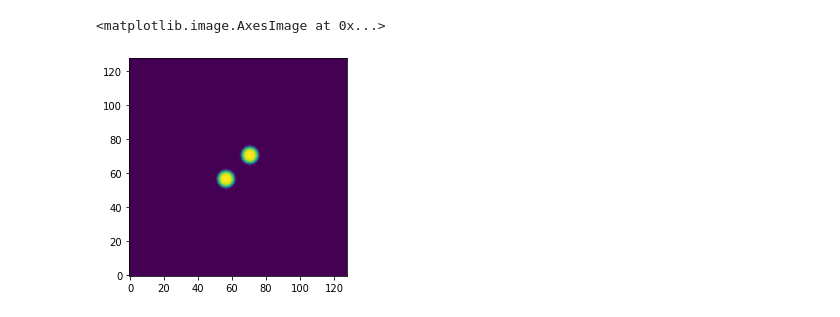
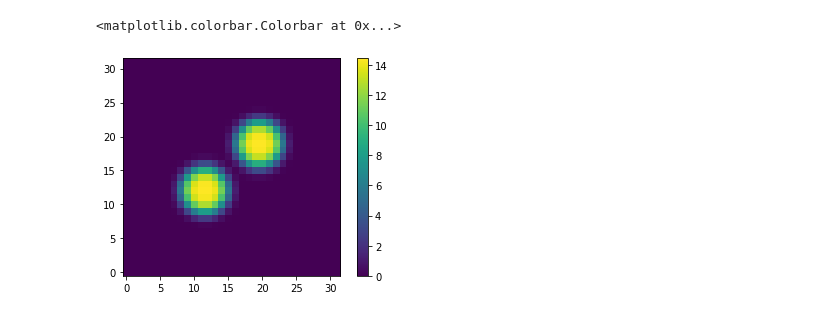
Before and after one commit to AlexandreAdam/ExoRIM, a Jupyter notebook: notebooks/exorim_training.ipynb, the cells around one changed output. Drawn from its saved outputs; the diff is of its cells as text; code cells hidden in the pictures.

```diff
--- a/notebooks/exorim_training.ipynb
+++ b/notebooks/exorim_training.ipynb
@@ -233,16 +228,17 @@ plt.savefig(os.path.join(results_dir, "learning_curve.png"))
 # %%
-pixels = hyperparameters["pixels"]
-x = np.arange(pixels) - pixels//2 + 0.5
-xx, yy = np.meshgrid(x, x)
-image = np.zeros((pixels, pixels))
-image += np.exp(-0.5 * np.hypot(xx - 7, yy - 7)**4/16)
-image += np.exp(-0.5 * np.hypot(xx + 7, yy + 7)**4/16)
-image /= image.sum()
-plt.imshow(np.log(image + 1e-16), origin="lower")
+# pixels = 32
+# x = np.arange(pixels) - pixels//2 + 0.5
+# xx, yy = np.meshgrid(x, x)
+# image = np.zeros((pixels, pixels))
+# image += np.exp(-0.5 * np.hypot(xx + 5, yy - 5)**4/1**4)
+# image += np.exp(-0.5 * np.hypot(xx - 5, yy + 5)**4/1**4)
+# image /= image.sum()
+# plt.imshow(image, origin="lower")
-# %% [output]
-<matplotlib.image.AxesImage at 0x...>
-[figure, removed]
 # %%
-image = image[np.newaxis, ..., np.newaxis]
-X = phys.forward(tf.constant(image, tf.float32))
-out, grad = rim(X)
+for X, Y in train_dataset:
+    break
+
+# image = image[np.newaxis, ..., np.newaxis]
+image = Y
+# X = phys.forward(tf.constant(image, tf.float32))
+out, grad = rim.call(X)
@@ -248,0 +247,6 @@ out, grad = rim(X)
+# %%
+plt.imshow(Y[index, ..., 0], origin="lower")
+plt.colorbar()
+# %% [output]
+<matplotlib.colorbar.Colorbar at 0x...>
+[figure, added]
```
Also changed, not shown: parts of 17 cells of this notebook.
